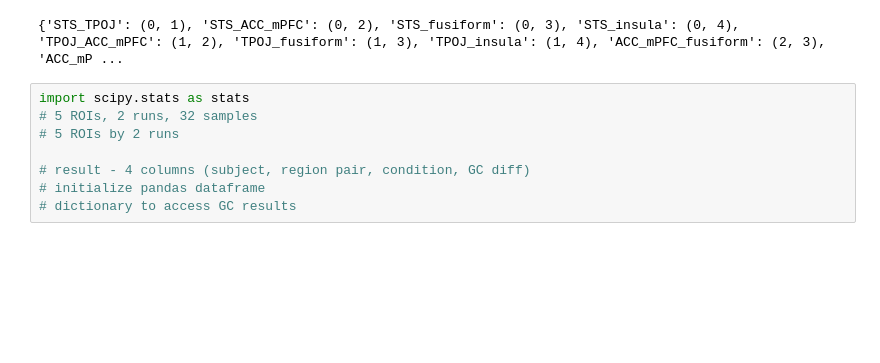
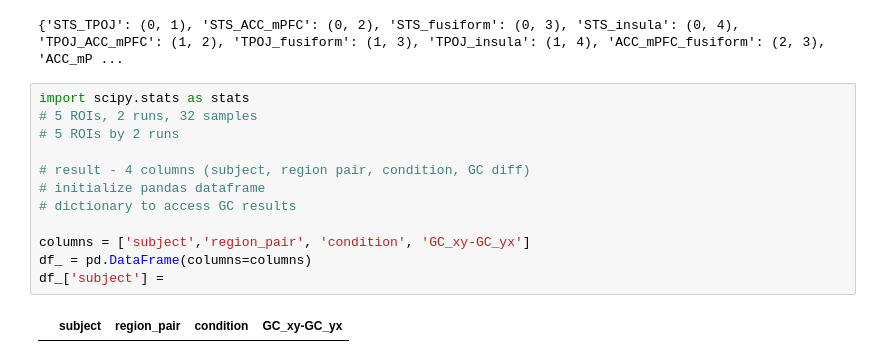
Before and after one commit to vss245/nma-code, a Jupyter notebook: hcp_fmri_analysis.ipynb, the cells around one changed output. Cells and saved outputs as stored; diff of their text form; blank space fills up the shorter version.

```diff
--- a/hcp_fmri_analysis.ipynb
+++ b/hcp_fmri_analysis.ipynb
@@ -427,8 +429,14 @@ print(region_pairs_GC)
 # %%
 import scipy.stats as stats
 # 5 ROIs, 2 runs, 32 samples
 # 5 ROIs by 2 runs
 
 # result - 4 columns (subject, region pair, condition, GC diff)
 # initialize pandas dataframe
 # dictionary to access GC results
+
+columns = ['subject','region_pair', 'condition', 'GC_xy-GC_yx']
+df_ = pd.DataFrame(columns=columns)
+df_['subject'] =
+# %% [output]
+|  | subject | region_pair | condition | GC_xy-GC_yx |
```
Also changed, not shown: parts of 1 cell of this notebook.
